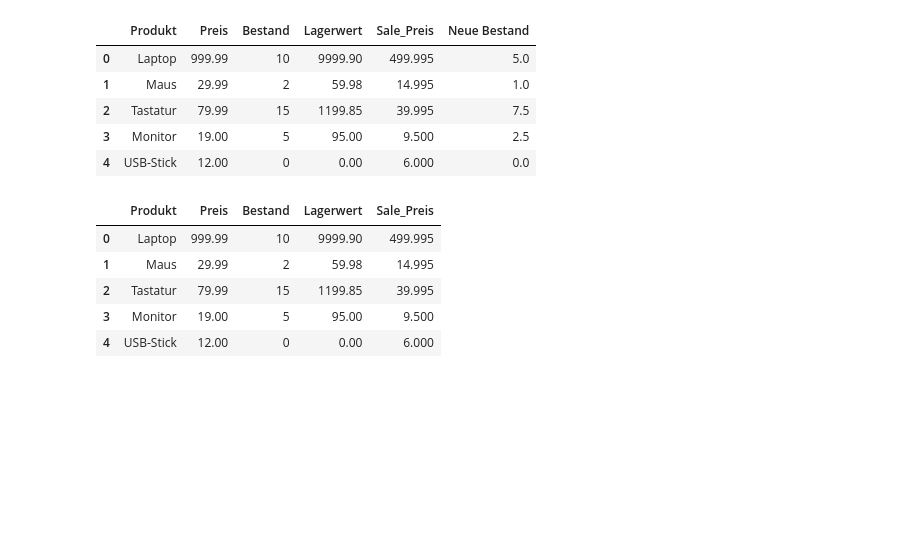
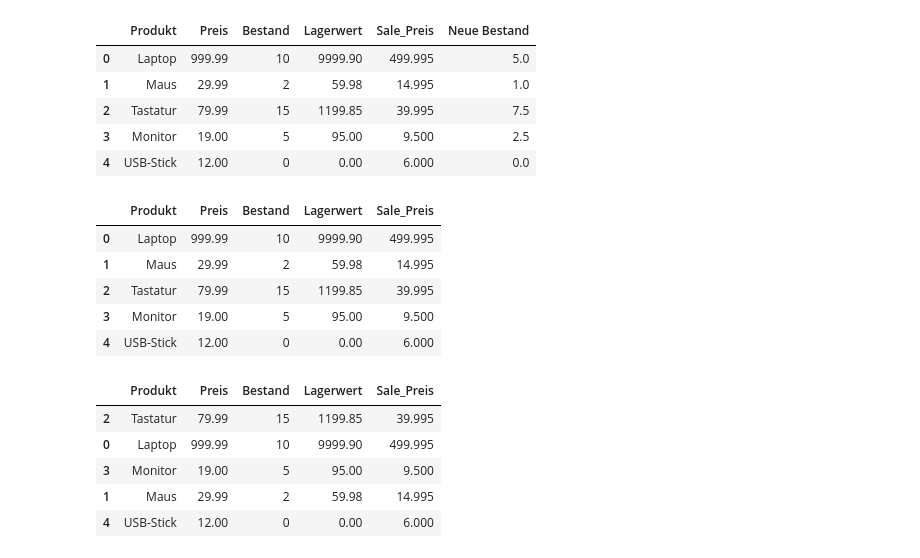
Before and after one commit to veniapputrii/Python, a Jupyter notebook: Python_Anfänger.ipynb, the cells around one changed output. Cells and saved outputs as stored; diff of their text form; code cells hidden in the pictures; blank space fills up the shorter version.

Commit message:
Sortieren

```diff
--- a/Python_Anfänger.ipynb
+++ b/Python_Anfänger.ipynb
@@ -180,3 +180,21 @@ display(df1)
 | 2 | Tastatur | 79.99 | 15 | 1199.85 | 39.995 |
 | 3 | Monitor | 19.00 | 5 | 95.00 | 9.500 |
 | 4 | USB-Stick | 12.00 | 0 | 0.00 | 6.000 |
+# %%
+#3.Feb 2026
+#Das Konzept : Sortieren
+#Meine Aufgabe : Kann ich die Tabelle so sortieren, dass wir sehen, von welchem Produkt
+#wir am wenigsten auf Lager haben?
+#Wir wollen nach der Spalte 'Bestand' sortieren.
+#Wir wollen aufsteigend sortieren (von 0 bis ...), also die kleinsten Zahlen zuerst.
+
+df_sortiert = df1.sort_values(by='Bestand', ascending = False) #False = es sieht das Gegenteil der gewünschten Zahl
+#aber 'True' ist direkt die Zahlen zu schauen
+display(df_sortiert)
+# %% [output]
+|  | Produkt | Preis | Bestand | Lagerwert | Sale_Preis |
+| 2 | Tastatur | 79.99 | 15 | 1199.85 | 39.995 |
+| 0 | Laptop | 999.99 | 10 | 9999.90 | 499.995 |
+| 3 | Monitor | 19.00 | 5 | 95.00 | 9.500 |
+| 1 | Maus | 29.99 | 2 | 59.98 | 14.995 |
+| 4 | USB-Stick | 12.00 | 0 | 0.00 | 6.000 |
```
